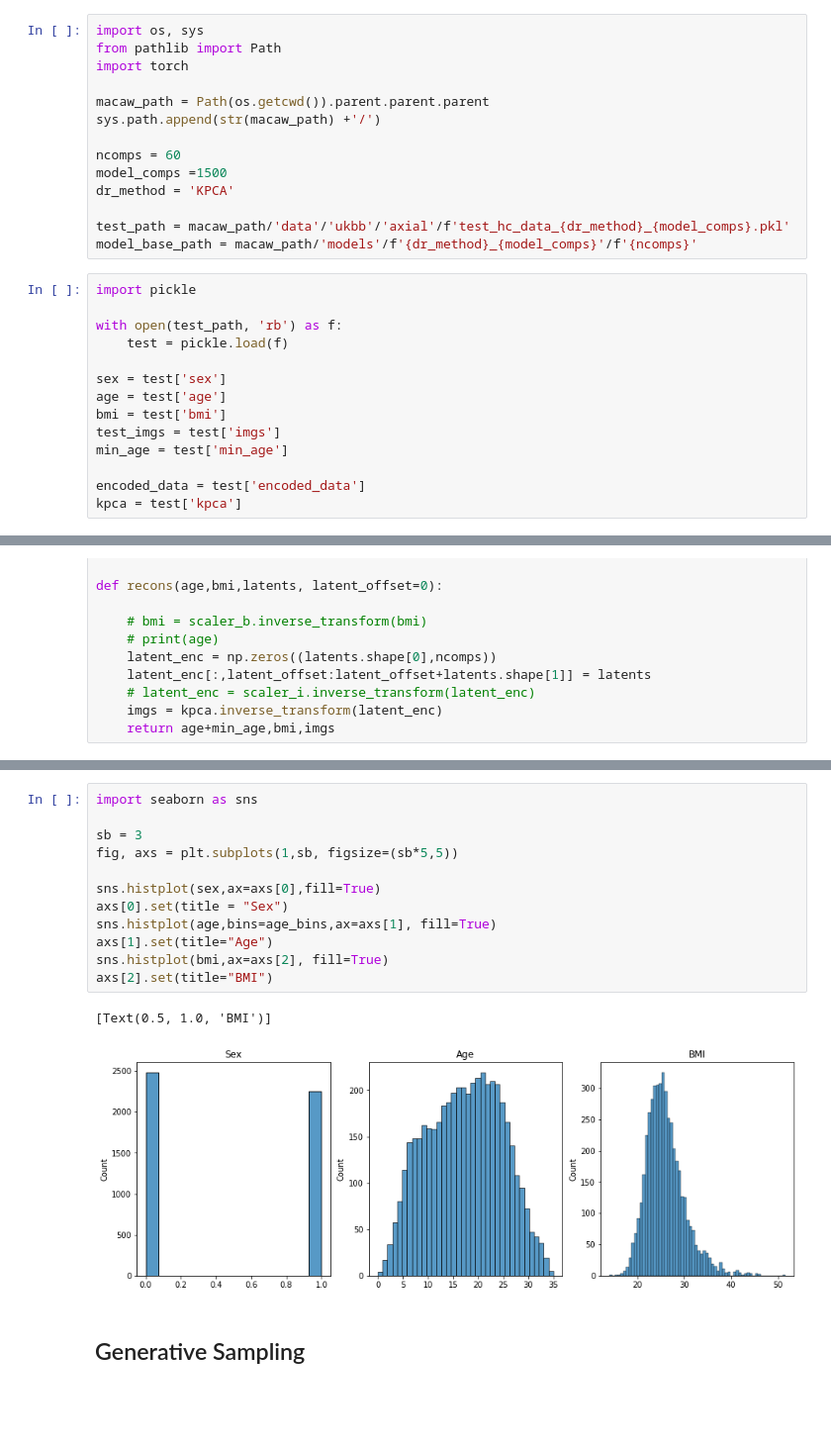
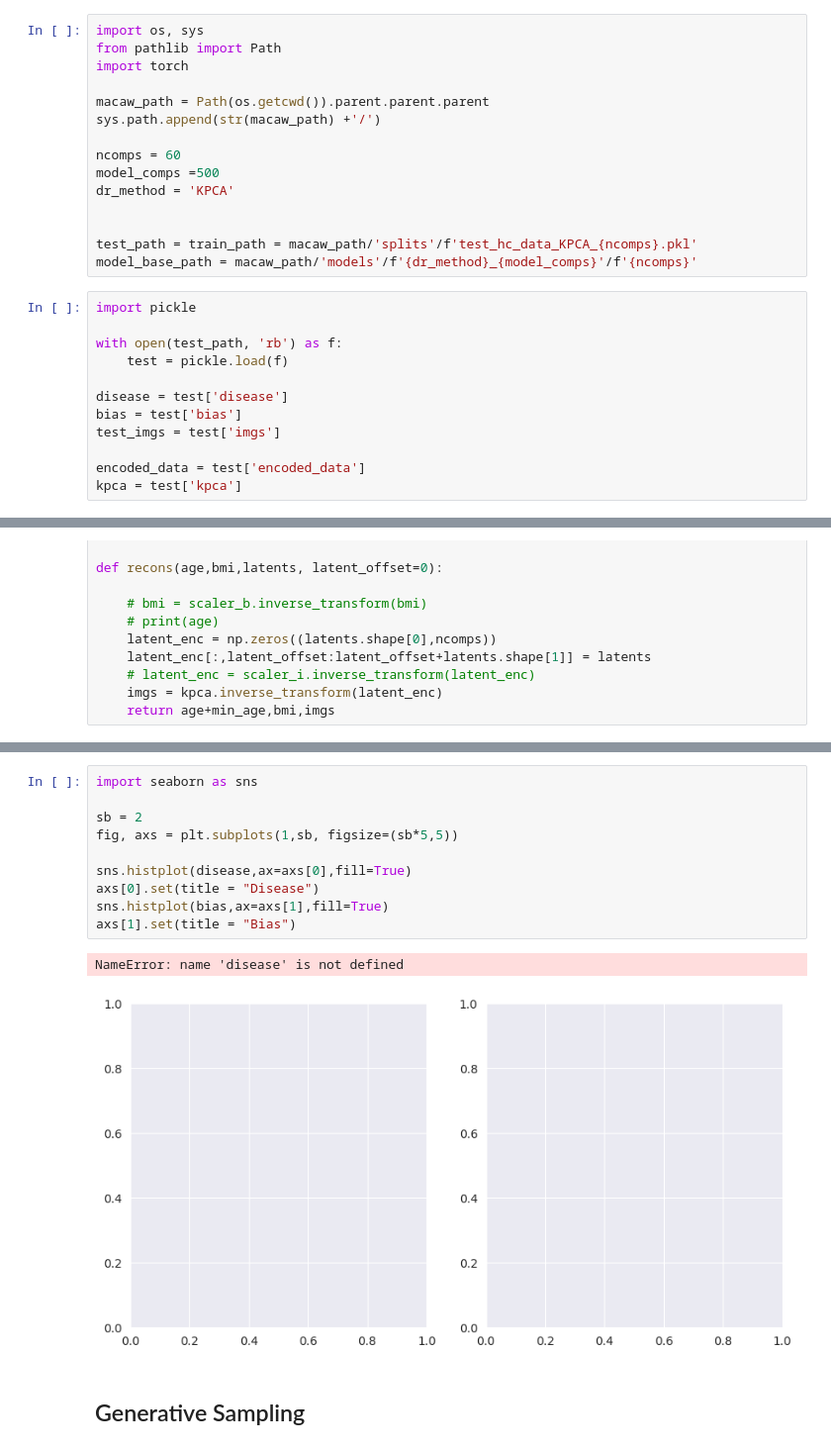
Before and after one commit to Liteknight/CounterBias, a Jupyter notebook: 04_Test.ipynb, the cells around one changed output, grey strips where cells are left out. Shown: that part at 99% size. Drawn from its saved outputs; the diff is of its cells as text; blank space fills up the shorter version.

```diff
--- a/04_Test.ipynb
+++ b/04_Test.ipynb
@@ -7,10 +7,11 @@ macaw_path = Path(os.getcwd()).parent.parent.parent
 sys.path.append(str(macaw_path) +'/')
 
 ncomps = 60
-model_comps =1500
+model_comps =500
 dr_method = 'KPCA'
 
-test_path = macaw_path/'data'/'ukbb'/'axial'/f'test_hc_data_{dr_method}_{model_comps}.pkl'
+
+test_path = train_path = macaw_path/'splits'/f'test_hc_data_KPCA_{ncomps}.pkl'
 model_base_path = macaw_path/'models'/f'{dr_method}_{model_comps}'/f'{ncomps}'
 # %%
 import pickle
@@ -18,11 +19,9 @@ import pickle
 with open(test_path, 'rb') as f:
     test = pickle.load(f)
 
-sex = test['sex']
-age = test['age']
-bmi = test['bmi']
+disease = test['disease']
+bias = test['bias']
 test_imgs = test['imgs']
-min_age = test['min_age']
 
 encoded_data = test['encoded_data']
 kpca = test['kpca']
@@ -73,18 +76,16 @@ fig = vis.img_grid([np.rot90(d.reshape(crop_size,crop_size)) for d in rr], clim=
 # %%
 import seaborn as sns
 
-sb = 3
+sb = 2
 fig, axs = plt.subplots(1,sb, figsize=(sb*5,5))
 
-sns.histplot(sex,ax=axs[0],fill=True)
-axs[0].set(title = "Sex")
-sns.histplot(age,bins=age_bins,ax=axs[1], fill=True)
-axs[1].set(title="Age")
-sns.histplot(bmi,ax=axs[2], fill=True)
-axs[2].set(title="BMI")
+sns.histplot(disease,ax=axs[0],fill=True)
+axs[0].set(title = "Disease")
+sns.histplot(bias,ax=axs[1],fill=True)
+axs[1].set(title = "Bias")
 # %% [output]
-[Text(0.5, 1.0, 'BMI')]
+NameError: name 'disease' is not defined
-[figure, old version]
+[figure, new version]
 # %% [markdown]
 ## Generative Sampling
 # %%
```
Also changed, not shown: parts of 12 cells of this notebook, 16 other files.
